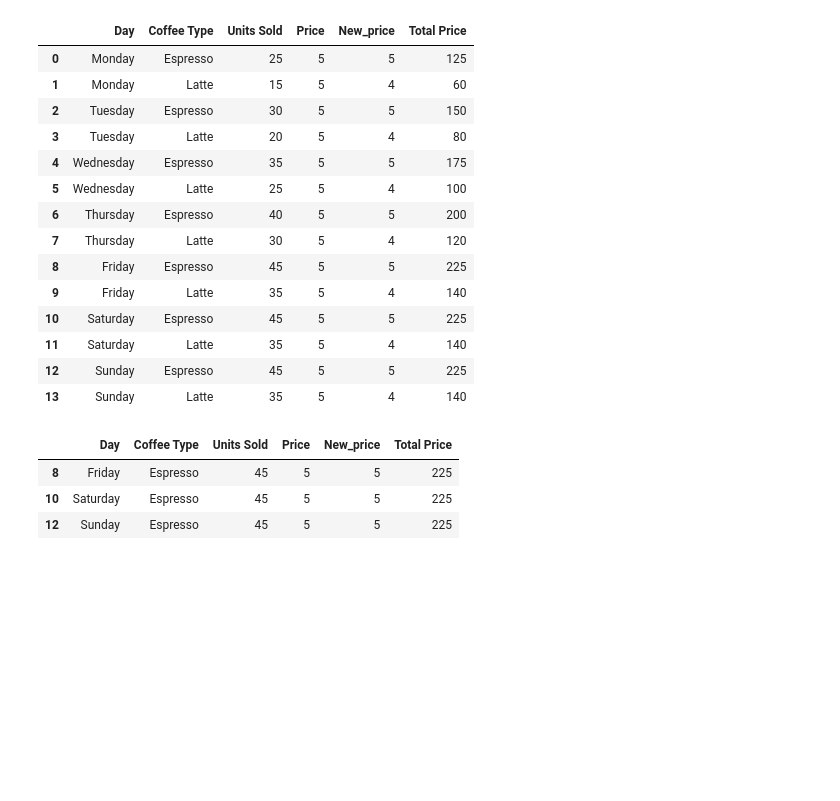
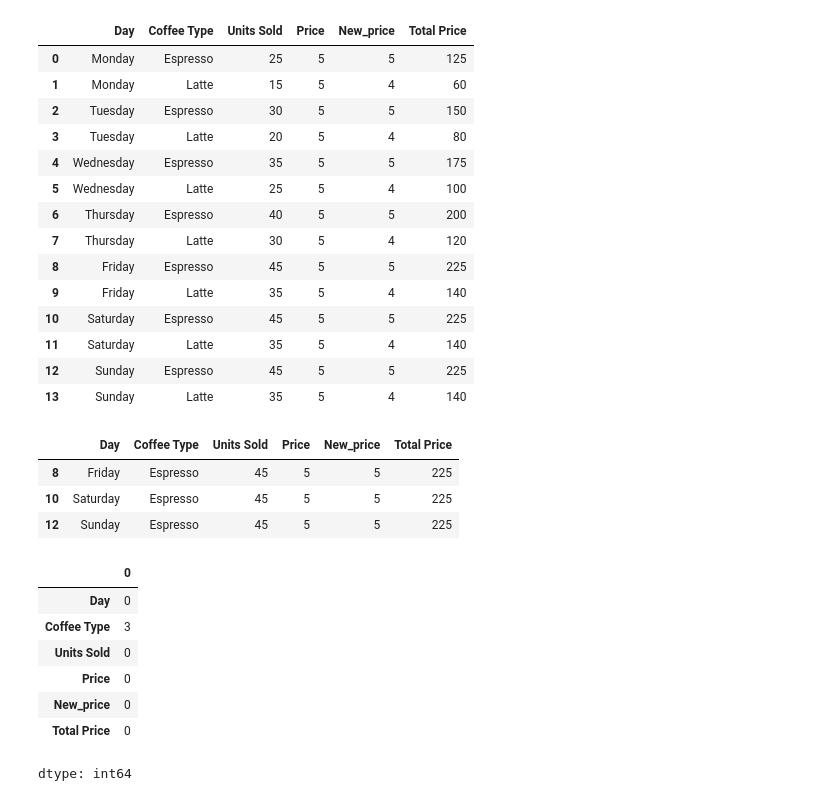
Before and after one commit to Vasista-G/GoogleCollab_Python, a Jupyter notebook: Pandaslearn.ipynb, the cells around one changed output. Drawn from its saved outputs; the diff is of its cells as text; code cells hidden in the pictures; blank space fills up the shorter version.

```diff
--- a/Pandaslearn.ipynb
+++ b/Pandaslearn.ipynb
@@ -86,3 +86,20 @@ df[df["Total Price"] > 200]
 | 8 | Friday | Espresso | 45 | 5 | 5 | 225 |
 | 10 | Saturday | Espresso | 45 | 5 | 5 | 225 |
 | 12 | Sunday | Espresso | 45 | 5 | 5 | 225 |
+# %%
+import numpy as np
+
+df.iloc[1:4, 1] = 'NaN'
+# String NaN is not equal to np.nan so replaced it
+df = df.replace('NaN', np.nan)
+
+df.isna().sum()
+# %% [output]
+|  | 0 |
+| Day | 0 |
+| Coffee Type | 3 |
+| Units Sold | 0 |
+| Price | 0 |
+| New_price | 0 |
+| Total Price | 0 |
+dtype: int64
```
